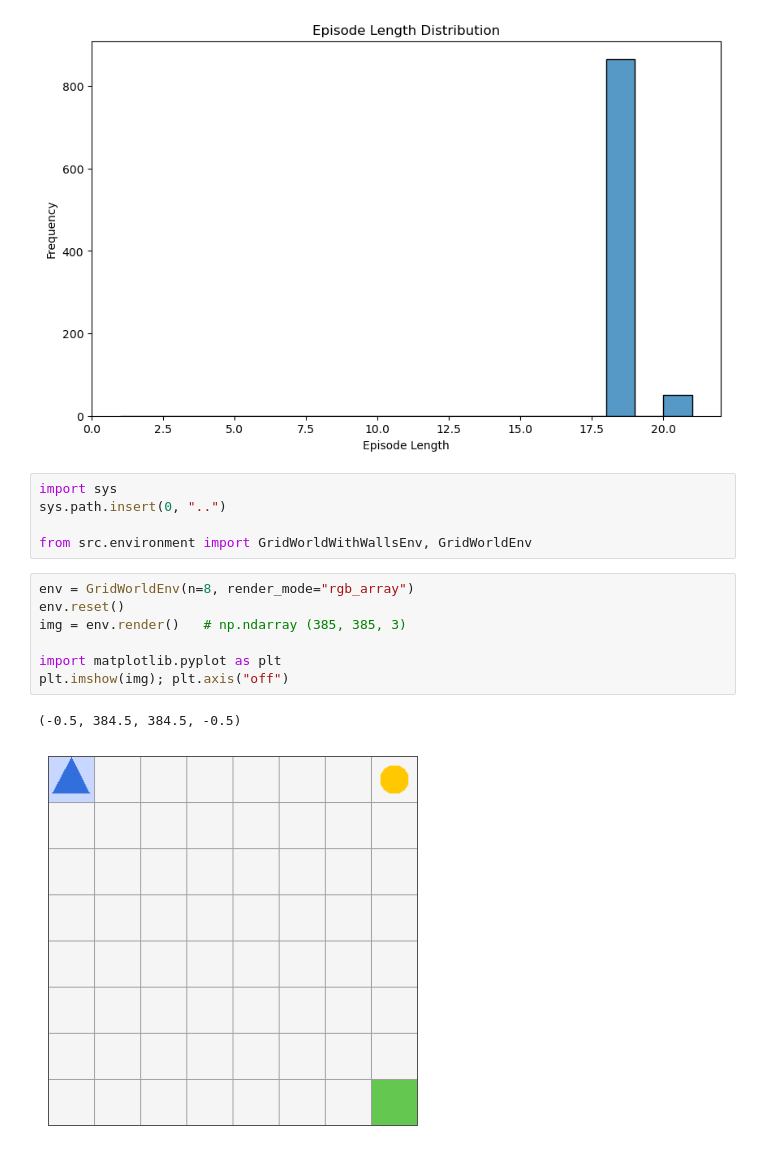
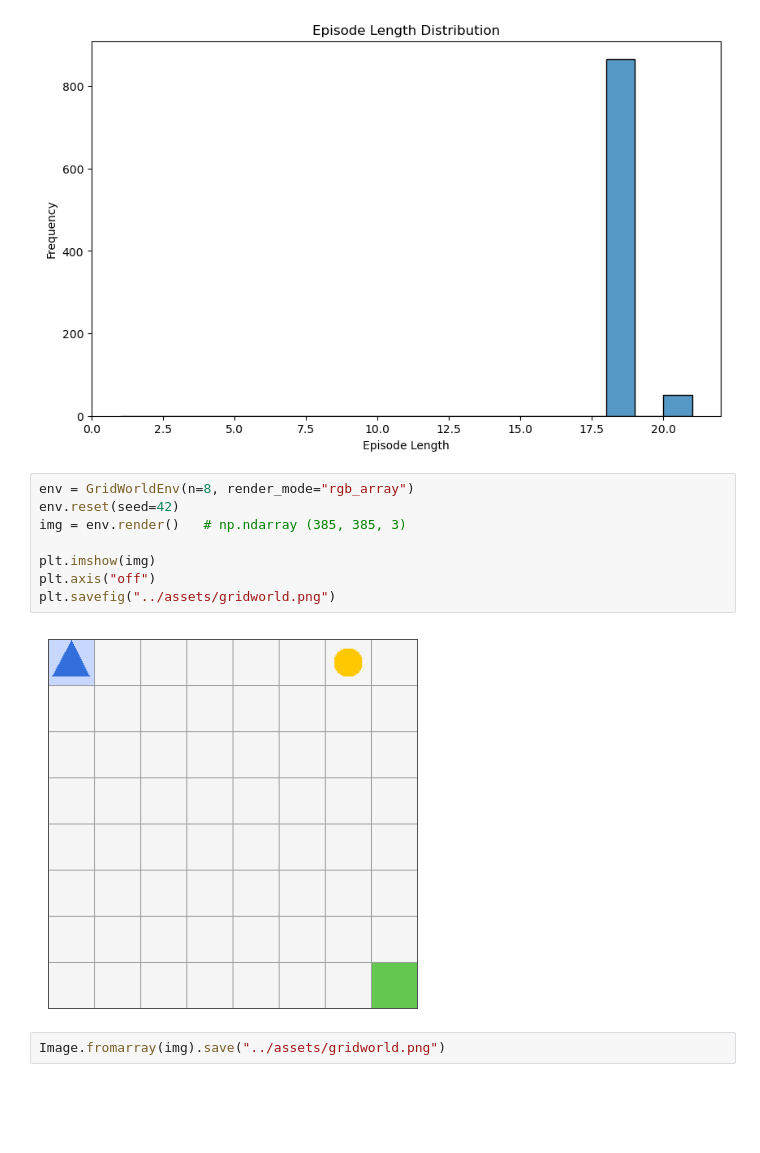
Before and after one commit to Oleg20502/tabular-gridworld-agent, a Jupyter notebook: notebooks/test.ipynb, the cells around one changed output. Saved outputs shown, nothing was run; the diff lists cells and outputs as text; blank space fills up the shorter version.

```diff
--- a/notebooks/test.ipynb
+++ b/notebooks/test.ipynb
@@ -33,21 +36,18 @@ plt.ylabel('Frequency')
 plt.show()
 # %% [output]
 [figure]
-# %%
-import sys
-sys.path.insert(0, "..")
-
-from src.environment import GridWorldWithWallsEnv, GridWorldEnv
 # %%
 env = GridWorldEnv(n=8, render_mode="rgb_array")
-env.reset()
+env.reset(seed=42)
 img = env.render()   # np.ndarray (385, 385, 3)
 
-import matplotlib.pyplot as plt
-plt.imshow(img); plt.axis("off")
+plt.imshow(img)
+plt.axis("off")
+plt.savefig("../assets/gridworld.png")
 # %% [output]
-(-0.5, 384.5, 384.5, -0.5)
-[figure, old version]
+[figure, new version]
+# %%
+Image.fromarray(img).save("../assets/gridworld.png")
 # %%
 env = GridWorldWithWallsEnv(n=8, wall_frac=0.4, seed_walls=1, render_mode="rgb_array")
 env.reset()
```
Also changed, not shown: parts of 3 cells of this notebook, 52 other files.
